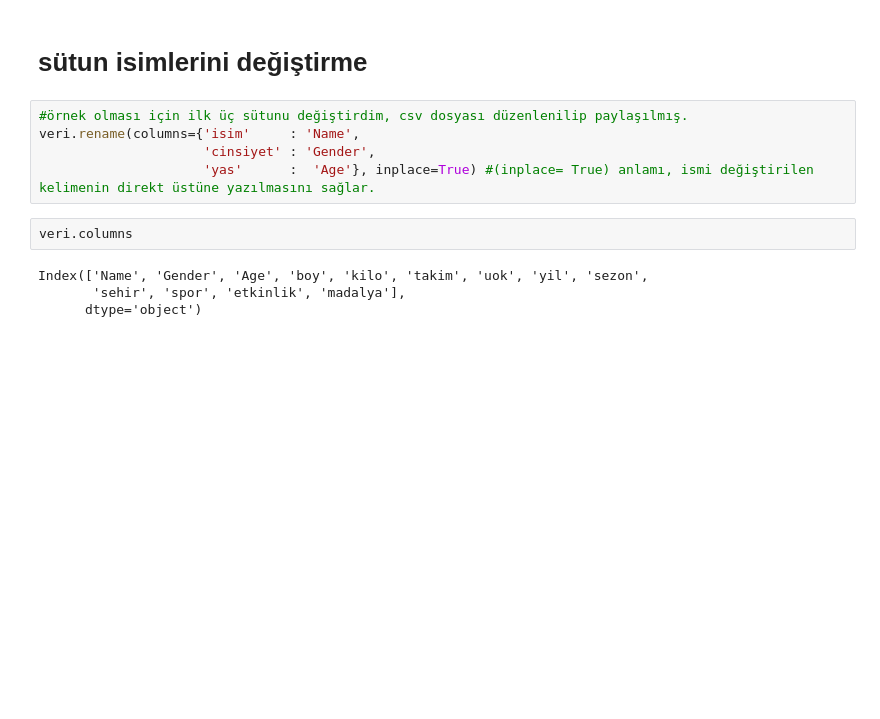
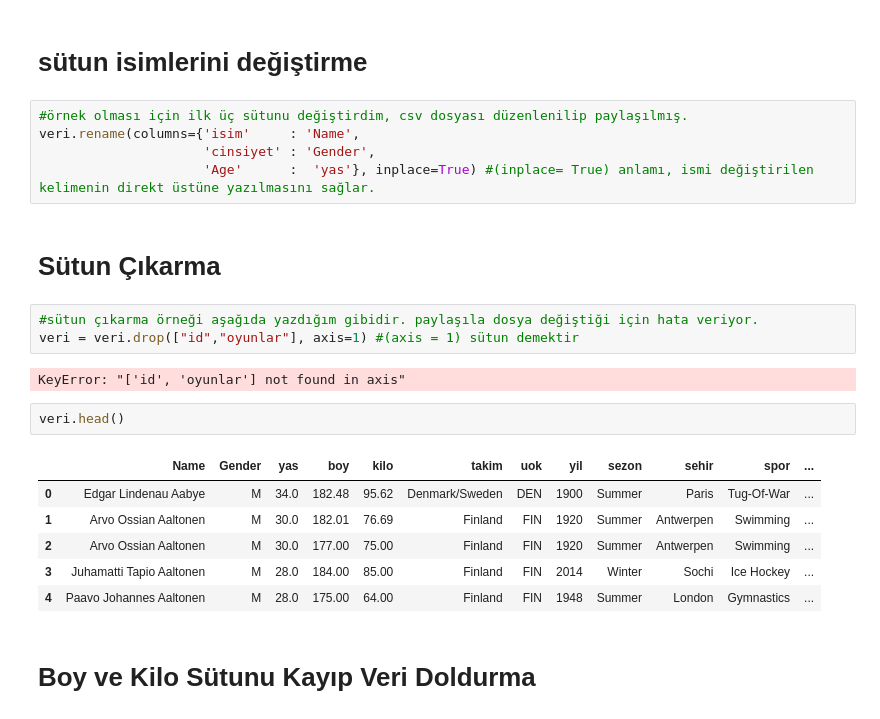
Before and after one commit to EmreUludag0/BTK-VeriBilimiMakineOgrenimiBootcamp, a Jupyter notebook: pythonVeriBilimi/Ders1-VeriBilimi.ipynb, the cells around one changed output. Saved outputs shown, nothing was run; the diff lists cells and outputs as text; blank space fills up the shorter version.

```diff
--- a/pythonVeriBilimi/Ders1-VeriBilimi.ipynb
+++ b/pythonVeriBilimi/Ders1-VeriBilimi.ipynb
@@ -48,10 +48,22 @@ Index(['isim', 'cinsiyet', 'yas', 'boy', 'kilo', 'takim', 'uok', 'yil',
 #örnek olması için ilk üç sütunu değiştirdim, csv dosyası düzenlenilip paylaşılmış.
 veri.rename(columns={'isim'     : 'Name',
                      'cinsiyet' : 'Gender',
-                     'yas'      :  'Age'}, inplace=True) #(inplace= True) anlamı, ismi değiştirilen kelimenin direkt üstüne yazılmasını sağlar.
+                     'Age'      :  'yas'}, inplace=True) #(inplace= True) anlamı, ismi değiştirilen kelimenin direkt üstüne yazılmasını sağlar.
+# %% [markdown]
+# Sütun Çıkarma
+# %%
+#sütun çıkarma örneği aşağıda yazdığım gibidir. paylaşıla dosya değiştiği için hata veriyor.
+veri = veri.drop(["id","oyunlar"], axis=1) #(axis = 1) sütun demektir
+# %% [output]
+KeyError: "['id', 'oyunlar'] not found in axis"
 # %%
-veri.columns
+veri.head()
 # %% [output]
-Index(['Name', 'Gender', 'Age', 'boy', 'kilo', 'takim', 'uok', 'yil', 'sezon',
-       'sehir', 'spor', 'etkinlik', 'madalya'],
-      dtype='object')
+|  | Name | Gender | yas | boy | kilo | takim | uok | yil | sezon | sehir | spor | ... |
+| 0 | Edgar Lindenau Aabye | M | 34.0 | 182.48 | 95.62 | Denmark/Sweden | DEN | 1900 | Summer | Paris | Tug-Of-War | ... |
+| 1 | Arvo Ossian Aaltonen | M | 30.0 | 182.01 | 76.69 | Finland | FIN | 1920 | Summer | Antwerpen | Swimming | ... |
+| 2 | Arvo Ossian Aaltonen | M | 30.0 | 177.00 | 75.00 | Finland | FIN | 1920 | Summer | Antwerpen | Swimming | ... |
+| 3 | Juhamatti Tapio Aaltonen | M | 28.0 | 184.00 | 85.00 | Finland | FIN | 2014 | Winter | Sochi | Ice Hockey | ... |
+| 4 | Paavo Johannes Aaltonen | M | 28.0 | 175.00 | 64.00 | Finland | FIN | 1948 | Summer | London | Gymnastics | ... |
+# %% [markdown]
+# Boy ve Kilo Sütunu Kayıp Veri Doldurma
```
Also changed, not shown: parts of 13 cells of this notebook, 1 other file.
